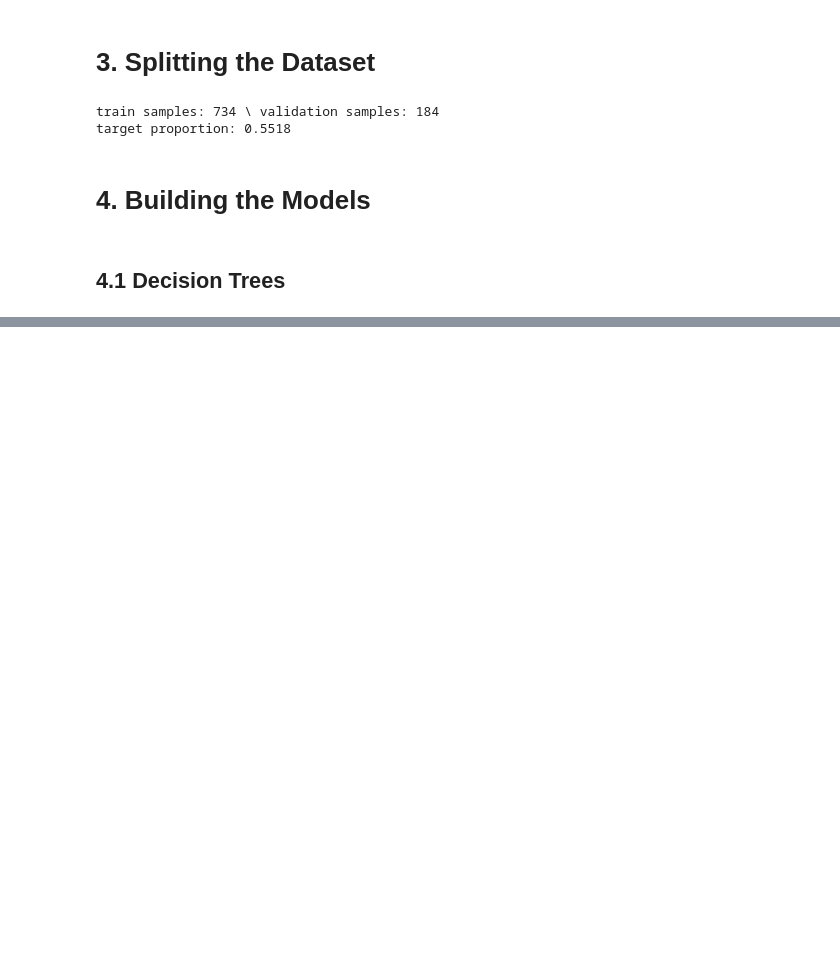
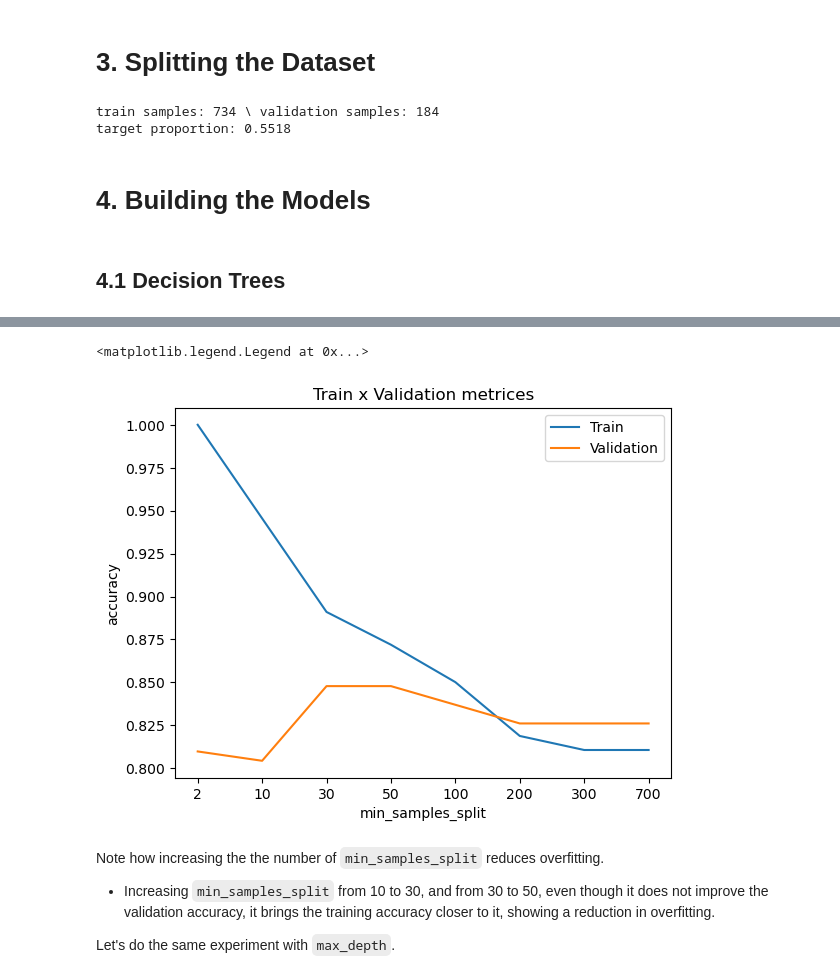
Before and after one commit to ibrar-ul-hassan/Machine-Learning-Projects, a Jupyter notebook: Decision_Trees/code file.ipynb, the cells around one changed output, grey strips where cells are left out. Saved outputs shown, nothing was run; the diff lists cells and outputs as text; code cells hidden in the pictures; blank space fills up the shorter version.

```diff
--- a/Decision_Trees/code file.ipynb
+++ b/Decision_Trees/code file.ipynb
@@ -167,0 +177,30 @@ target proportion: 0.5518
+# %%
+min_samples_split_list = [2,10, 30, 50, 100, 200, 300, 700] ## If the number is an integer, then it is the actual quantity of samples,
+# %%
+accuracy_list_train = []
+accuracy_list_val = []
+for min_samples_split in min_samples_split_list:
+    model = DecisionTreeClassifier(min_samples_split = min_samples_split,
+                                   random_state = RANDOM_STATE).fit(X_train,y_train)
+    predictions_train = model.predict(X_train)
+    predictions_val = model.predict(X_val)
+    accuracy_train = accuracy_score(predictions_train, y_train)
+    accuracy_val = accuracy_score(predictions_val, y_val)
+    accuracy_list_train.append(accuracy_train)
+    accuracy_list_val.append(accuracy_val)
+
+plt.title('Train x Validation metrices')
+plt.xlabel('min_samples_split')
+plt.ylabel('accuracy')
+plt.xticks(ticks = range(len(min_samples_split_list )),labels=min_samples_split_list)
+plt.plot(accuracy_list_train)
+plt.plot(accuracy_list_val)
+plt.legend(['Train','Validation'])
+# %% [output]
+<matplotlib.legend.Legend at 0x...>
+[figure, added]
+# %% [markdown]
+Note how increasing the the number of `min_samples_split` reduces overfitting.
+- Increasing `min_samples_split` from 10 to 30, and from 30 to 50, even though it does not improve the validation accuracy, it brings the training accuracy closer to it, showing a reduction in overfitting.
+
+Let's do the same experiment with `max_depth`.
```
Also changed, not shown: parts of 17 cells of this notebook, 2 other files.
